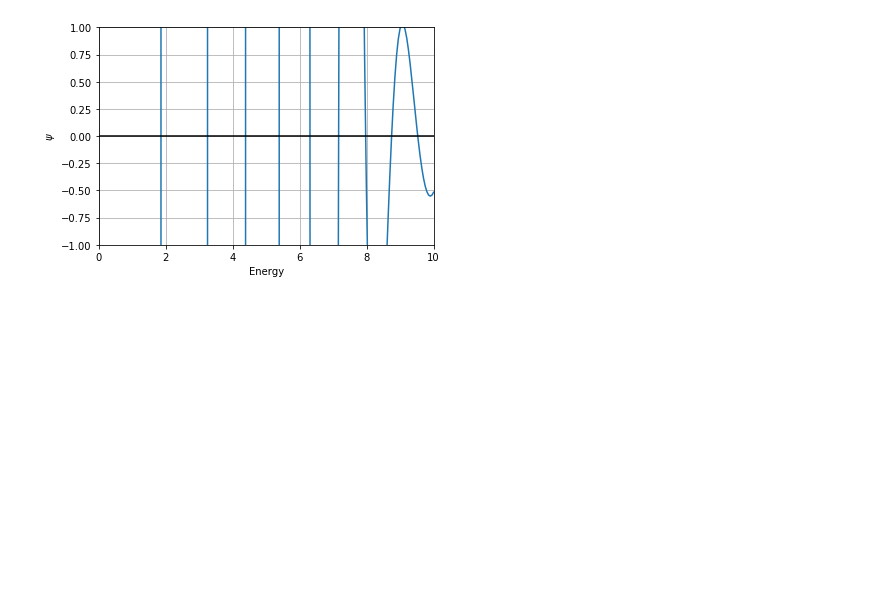
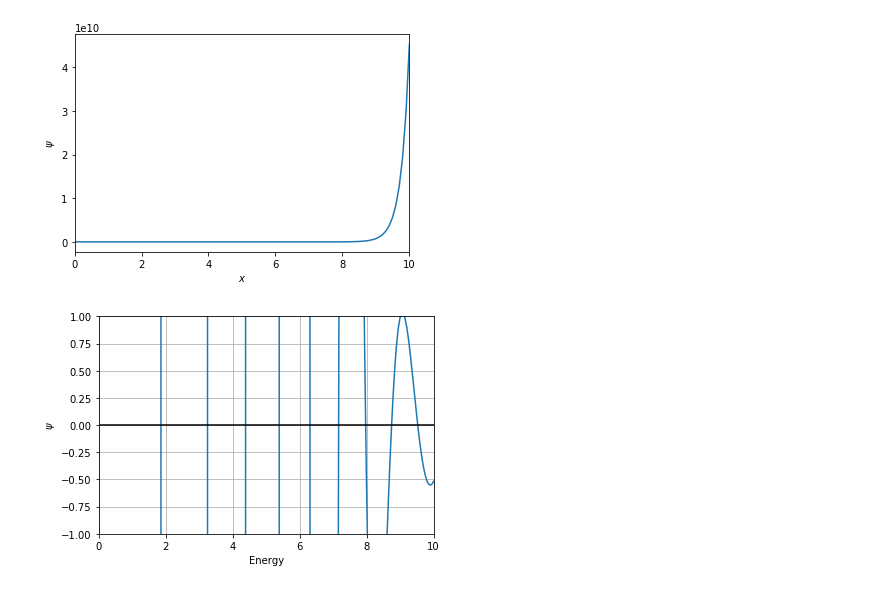
Before and after one commit to bzager/TI_Schrodinger, a Jupyter notebook: TI_Schrodinger.ipynb, the cells around one changed output. Saved outputs shown, nothing was run; the diff lists cells and outputs as text; code cells hidden in the pictures; blank space fills up the shorter version.

```diff
--- a/TI_Schrodinger.ipynb
+++ b/TI_Schrodinger.ipynb
@@ -58 +67,16 @@ psi = sol[:,0]; u = sol[:,1]
+# %%
+# Test solver and plot
+
+sol = odeSolve(init,x,E)
+psi = sol[:,0]; u = sol[:,1]
+
+plt.plot(x,psi)
+plt.xlabel(r"$x$"); plt.ylabel(r"$\psi$")
+plt.xlim([0,L]); #plt.ylim([-1,1]);
+
+#plt.axhline(0,color='k'); plt.grid(True);
+#plt.savefig("figures/testPlot_L="+str(int(L))+".png")
+plt.show()
+# %% [output]
+[figure, added]
 # %%
```
Also changed, not shown: parts of 11 cells of this notebook, 10 other files.
